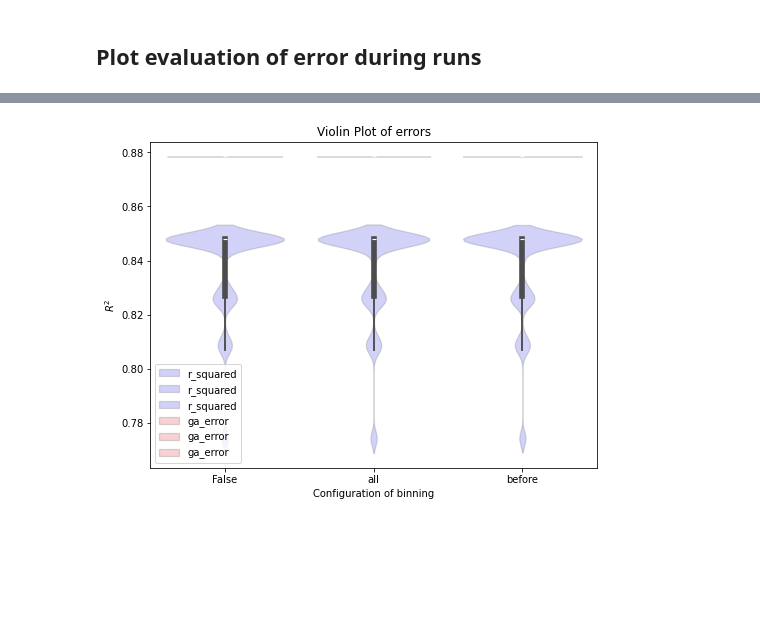
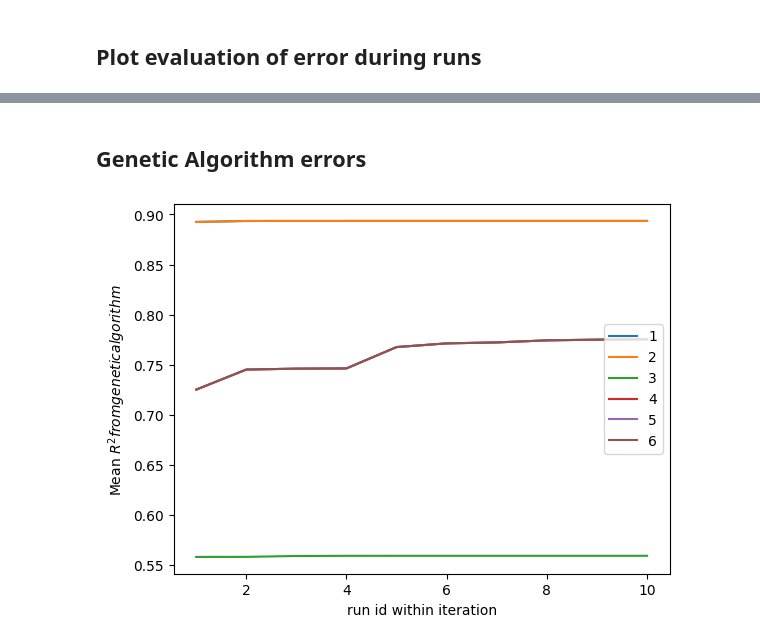
Before and after one commit to iAMB-RWTH-Aachen/PAMparametrizer, a Jupyter notebook: Scripts/i3_analysis/pam_parametrizer_performance.ipynb, the cells around one changed output, grey strips where cells are left out. Drawn from its saved outputs; the diff is of its cells as text; code cells hidden in the pictures; blank space fills up the shorter version.

```diff
--- a/Scripts/i3_analysis/pam_parametrizer_performance.ipynb
+++ b/Scripts/i3_analysis/pam_parametrizer_performance.ipynb
@@ -82,12 +88,12 @@ plt.legend()
 # %%
 iteration = best_individual_df.drop(
-    [col for col in best_individual_df.columns if col not in ['iteration', 'run_id', 'r_squared']],
-    axis=1).drop_duplicates(['iteration', 'run_id'], keep ='first').groupby('iteration')
+    [col for col in best_individual_df.columns if col not in ['alternative', 'run_id', 'r_squared']],
+    axis=1).drop_duplicates(['alternative', 'run_id'], keep ='first').groupby('alternative')
 fig, ax = plt.subplots()
 for name, group in iteration:
     ax.plot(group['run_id'], group['r_squared'], label=name)
 ax.set_xlabel('run id within iteration')
-ax.set_ylabel('Mean $R^{2}$')
+ax.set_ylabel('$R^{2}$')
 plt.legend(loc = 'right')
 plt.show()
 # %% [output]
@@ -105,16 +110,0 @@ plt.show()
-# %%
-groups = best_individual_df.groupby(['binned'])
-import numpy as np
-
-fig, ax = plt.subplots()
-i=0
-for name, group in groups:
-    ax.boxplot(group['r_squared'], positions=[i], vert=True)
-#     last_run_errors = group[group['run_id']==11]['r_squared']
-#     ax.scatter([i + np.random.uniform(-0.4, 0.4) for j in range(len(last_run_errors))], last_run_errors)
-    i+= 1
-
-ax.set_xlabel('Configuration of binning')
-ax.set_ylabel('$R^{2}$')
-ax.set_xticklabels(groups.groups.keys())
-plt.show()
@@ -145,18 +111,15 @@ plt.show()
-# %%
-# Create a swarm plot
-plt.figure(figsize=(8, 6))
-sns.violinplot(x='binned', y='r_squared', data=best_individual_df[best_individual_df['run_id']==11],
-              alpha=0.2,color ='blue', label = 'r_squared')
-sns.violinplot(x='binned', y='ga_error', data=best_individual_df[best_individual_df['run_id']==11],
-               alpha=0.2,color ='red', label = 'ga_error')
-
-# Set plot title and labels
-plt.title('Violin Plot of errors')
-plt.xlabel('Configuration of binning')
-plt.ylabel('$R^{2}$')
-
-# Show plot
-plt.legend()
-plt.show()
-# %% [output]
-[figure, removed]
+# %% [markdown]
+## Genetic Algorithm errors
+# %%
+iteration = best_individual_df.drop(
+    [col for col in best_individual_df.columns if col not in ['alternative', 'run_id', 'ga_error']],
+    axis=1).drop_duplicates(['alternative', 'run_id'], keep ='first').groupby('alternative')
+fig, ax = plt.subplots()
+for name, group in iteration:
+    ax.plot(group['run_id'], group['ga_error'], label=name)
+ax.set_xlabel('run id within iteration')
+ax.set_ylabel('Mean $R^{2}$ from genetic algorithm')
+plt.legend(loc = 'right')
+plt.show()
+# %% [output]
+[figure, added]
```
Also changed, not shown: parts of 13 cells of this notebook, 12 other files.
